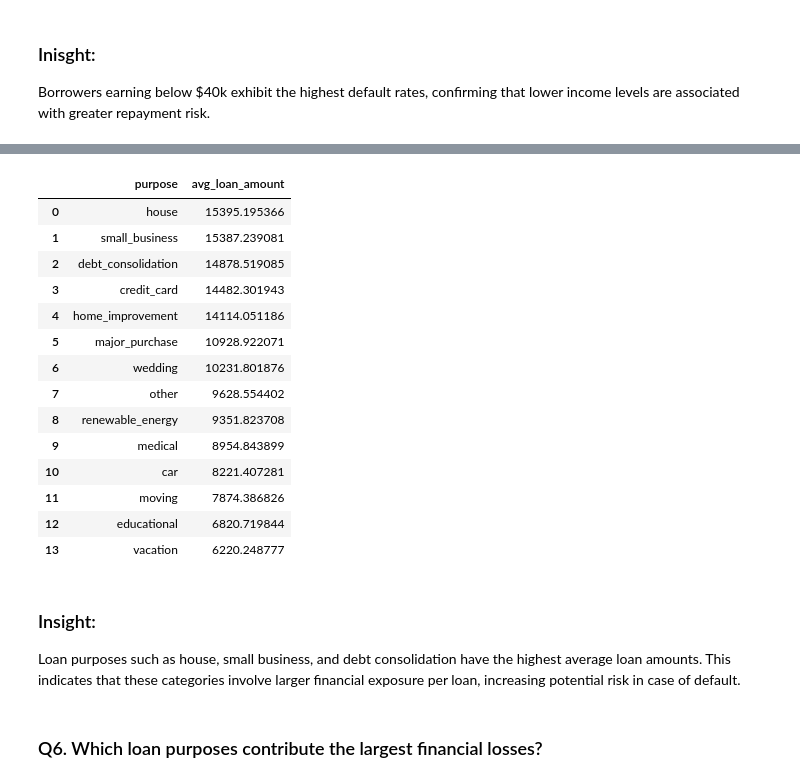
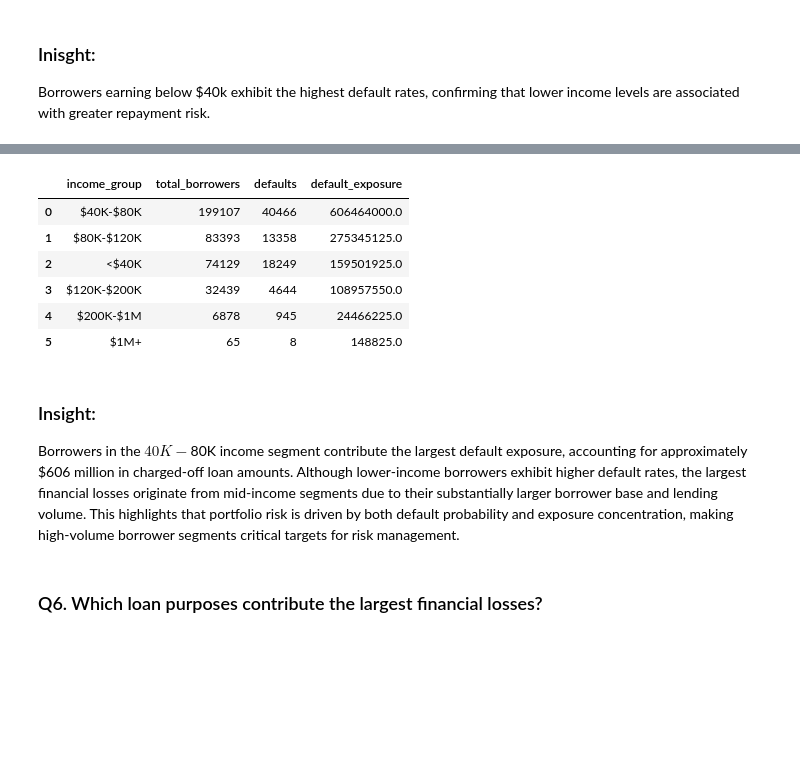
Before and after one commit to sharmamansi1608-da/lending-club-credit-risk-analysis, a Jupyter notebook: lending_credit_risk_analysis.ipynb, the cells around one changed output, grey strips where cells are left out. Saved outputs shown, nothing was run; the diff lists cells and outputs as text; code cells hidden in the pictures; blank space fills up the shorter version.

```diff
--- a/lending_credit_risk_analysis.ipynb
+++ b/lending_credit_risk_analysis.ipynb
@@ -789,31 +892,51 @@ Borrowers earning below $40k exhibit the highest default rates, confirming that
 # %%
 query = """
-select purpose,
-avg(loan_amnt) as avg_loan_amount
-from loan
-group by purpose
-order by avg_loan_Amount desc;
+SELECT
+CASE
+    WHEN annual_inc < 40000 THEN '<$40K'
+    WHEN annual_inc >= 40000 AND annual_inc < 80000 THEN '$40K-$80K'
+    WHEN annual_inc >= 80000 AND annual_inc < 120000 THEN '$80K-$120K'
+    WHEN annual_inc >= 120000 AND annual_inc < 200000 THEN '$120K-$200K'
+    WHEN annual_inc >= 200000 AND annual_inc < 1000000 THEN '$200K-$1M'
+    ELSE '$1M+'
+END AS income_group,
+
+COUNT(*) AS total_borrowers,
+
+SUM(
+CASE
+    WHEN loan_status='Charged Off'
+    THEN 1
+    ELSE 0
+END
+) AS defaults,
+
+SUM(
+CASE
+    WHEN loan_status='Charged Off'
+    THEN loan_amnt
+    ELSE 0
+END
+) AS default_exposure
+
+FROM loan
+
+GROUP BY income_group
+
+ORDER BY default_exposure DESC;
 """
 pd.read_sql(query,conn)
 # %% [output]
-|  | purpose | avg_loan_amount |
-| 0 | house | 15395.195366 |
-| 1 | small_business | 15387.239081 |
-| 2 | debt_consolidation | 14878.519085 |
-| 3 | credit_card | 14482.301943 |
-| 4 | home_improvement | 14114.051186 |
-| 5 | major_purchase | 10928.922071 |
-| 6 | wedding | 10231.801876 |
-| 7 | other | 9628.554402 |
-| 8 | renewable_energy | 9351.823708 |
-| 9 | medical | 8954.843899 |
-| 10 | car | 8221.407281 |
-| 11 | moving | 7874.386826 |
-| 12 | educational | 6820.719844 |
-| 13 | vacation | 6220.248777 |
+|  | income_group | total_borrowers | defaults | default_exposure |
+| 0 | $40K-$80K | 199107 | 40466 | 606464000.0 |
+| 1 | $80K-$120K | 83393 | 13358 | 275345125.0 |
+| 2 | <$40K | 74129 | 18249 | 159501925.0 |
+| 3 | $120K-$200K | 32439 | 4644 | 108957550.0 |
+| 4 | $200K-$1M | 6878 | 945 | 24466225.0 |
+| 5 | $1M+ | 65 | 8 | 148825.0 |
 # %% [markdown]
 ### Insight:
-Loan purposes such as house, small business, and debt consolidation have the highest average loan amounts. This indicates that these categories involve larger financial exposure per loan, increasing potential risk in case of default.
+Borrowers in the $40K-$80K income segment contribute the largest default exposure, accounting for approximately $606 million in charged-off loan amounts. Although lower-income borrowers exhibit higher default rates, the largest financial losses originate from mid-income segments due to their substantially larger borrower base and lending volume. This highlights that portfolio risk is driven by both default probability and exposure concentration, making high-volume borrower segments critical targets for risk management.
 # %% [markdown]
 ### Q6. Which loan purposes contribute the largest financial losses?
 # %%
```
Also changed, not shown: parts of 39 cells of this notebook.
